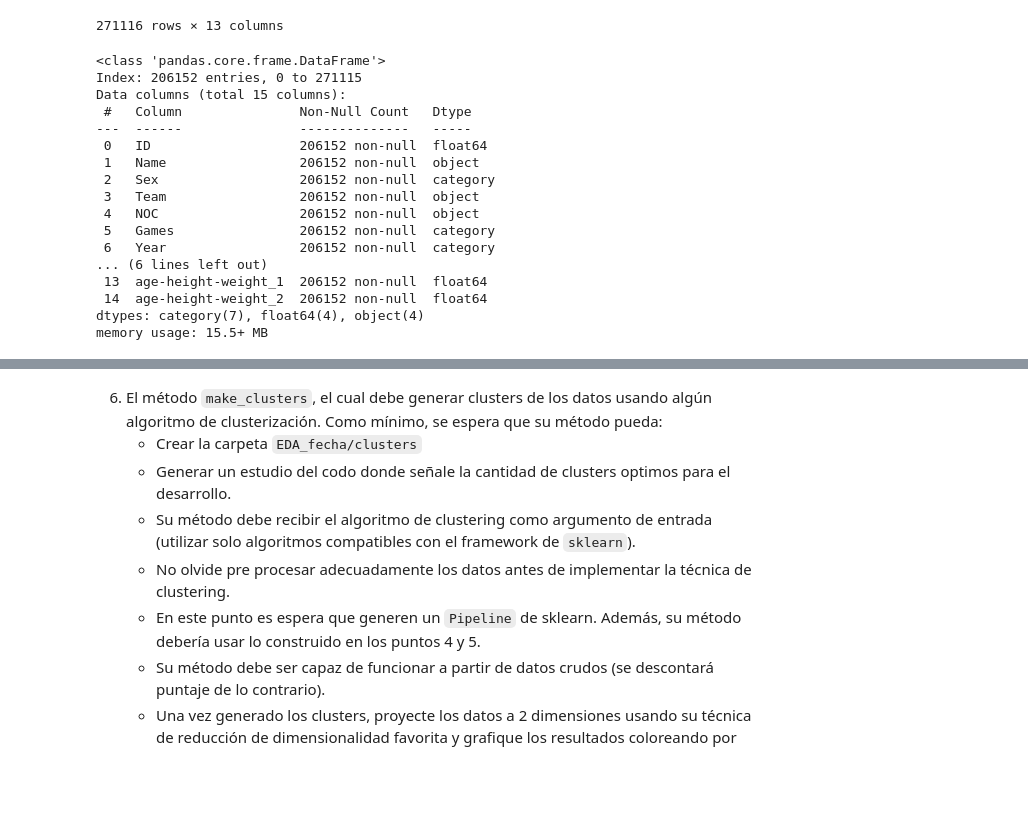
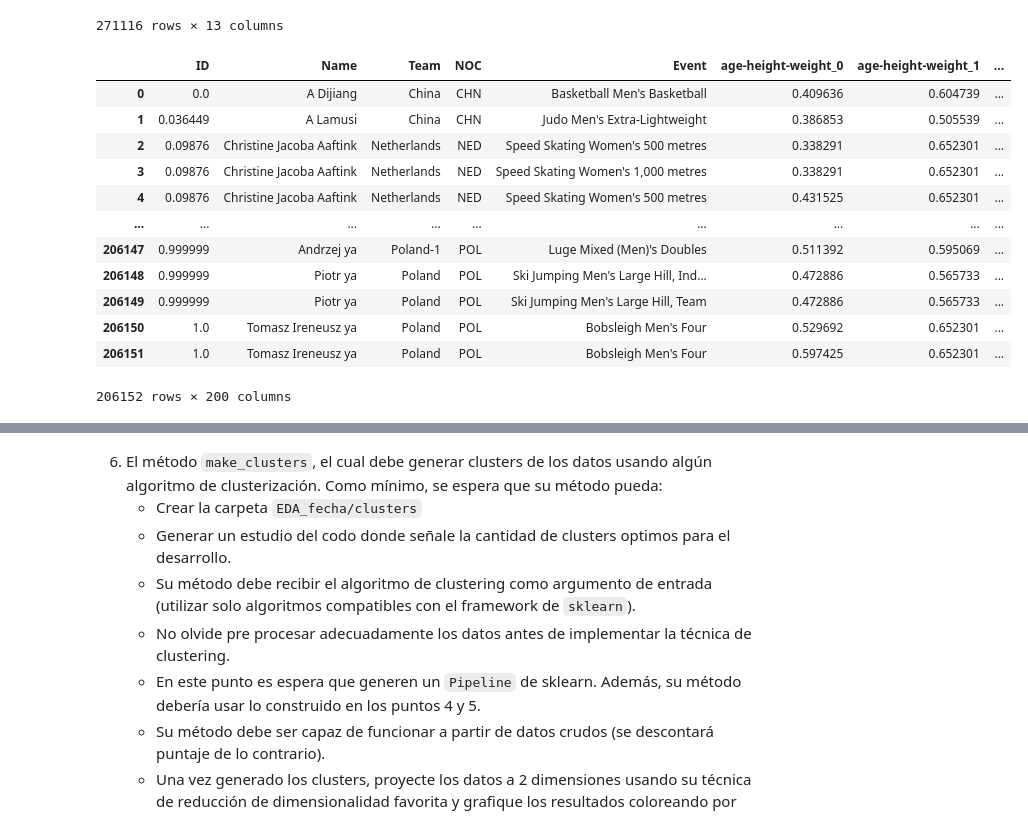
Before and after one commit to eduardomoyab/MDS7202_1, a Jupyter notebook: Proyecto1/Proyecto_enunciado.ipynb, the cells around one changed output, grey strips where cells are left out. Cells and saved outputs as stored; diff of their text form; code cells hidden in the pictures; blank space fills up the shorter version.

Commit message:
Hasta scale

```diff
--- a/Proyecto1/Proyecto_enunciado.ipynb
+++ b/Proyecto1/Proyecto_enunciado.ipynb
@@ -414,25 +444,20 @@ class Profiler():
 # %%
-from sklearn.preprocessing import LabelEncoder
 datos = data.copy()
 clase = Profiler(datos)
 clase.clean_data(drop_na=True,n_cat=60,reemplazar=True)
-clase.scale()
-datos.info()
+clase.plot_vars()
+clase.scale(categorical_encoder=OneHotEncoder()) #Si no se quiere codificar, se deja vacio el input de scale
 # %% [output]
+|  | ID | Name | Team | NOC | Event | age-height-weight_0 | age-height-weight_1 | ... |
+| 0 | 0.0 | A Dijiang | China | CHN | Basketball Men's Basketball | 0.409636 | 0.604739 | ... |
+| 1 | 0.036449 | A Lamusi | China | CHN | Judo Men's Extra-Lightweight | 0.386853 | 0.505539 | ... |
+| 2 | 0.09876 | Christine Jacoba Aaftink | Netherlands | NED | Speed Skating Women's 500 metres | 0.338291 | 0.652301 | ... |
+| 3 | 0.09876 | Christine Jacoba Aaftink | Netherlands | NED | Speed Skating Women's 1,000 metres | 0.338291 | 0.652301 | ... |
+| 4 | 0.09876 | Christine Jacoba Aaftink | Netherlands | NED | Speed Skating Women's 500 metres | 0.431525 | 0.652301 | ... |
+| ... | ... | ... | ... | ... | ... | ... | ... | ... |
+| 206147 | 0.999999 | Andrzej ya | Poland-1 | POL | Luge Mixed (Men)'s Doubles | 0.511392 | 0.595069 | ... |
+| 206148 | 0.999999 | Piotr ya | Poland | POL | Ski Jumping Men's Large Hill, Ind... | 0.472886 | 0.565733 | ... |
+| 206149 | 0.999999 | Piotr ya | Poland | POL | Ski Jumping Men's Large Hill, Team | 0.472886 | 0.565733 | ... |
+| 206150 | 1.0 | Tomasz Ireneusz ya | Poland | POL | Bobsleigh Men's Four | 0.529692 | 0.652301 | ... |
+| 206151 | 1.0 | Tomasz Ireneusz ya | Poland | POL | Bobsleigh Men's Four | 0.597425 | 0.652301 | ... |
-<class 'pandas.core.frame.DataFrame'>
-Index: 206152 entries, 0 to 271115
-Data columns (total 15 columns):
- #   Column               Non-Null Count   Dtype
----  ------               --------------   -----
- 0   ID                   206152 non-null  float64
- 1   Name                 206152 non-null  object
- 2   Sex                  206152 non-null  category
- 3   Team                 206152 non-null  object
- 4   NOC                  206152 non-null  object
- 5   Games                206152 non-null  category
- 6   Year                 206152 non-null  category
-... (6 lines left out)
- 13  age-height-weight_1  206152 non-null  float64
- 14  age-height-weight_2  206152 non-null  float64
-dtypes: category(7), float64(4), object(4)
-memory usage: 15.5+ MB
+206152 rows × 200 columns
```
Also changed, not shown: parts of 2 cells of this notebook.
